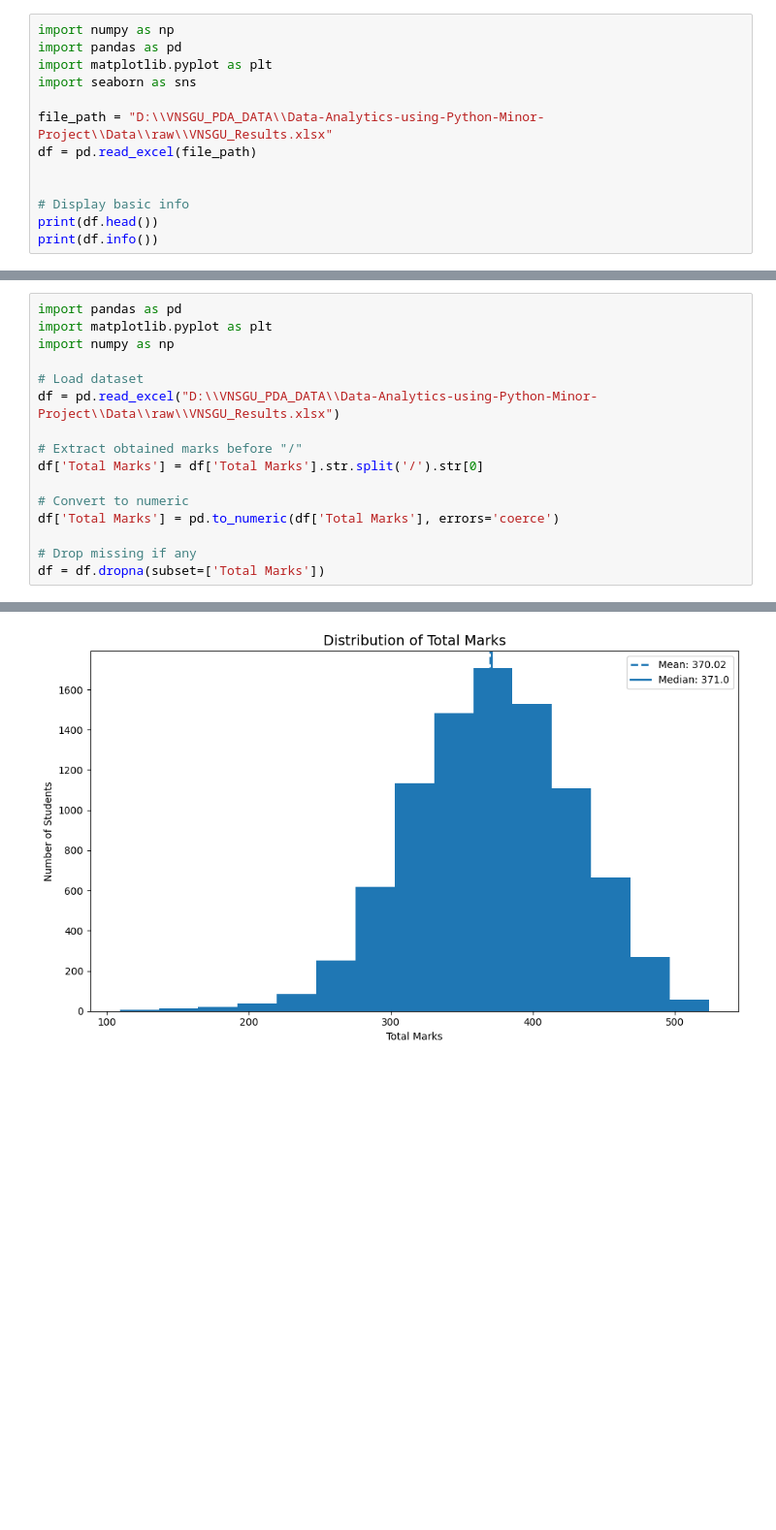
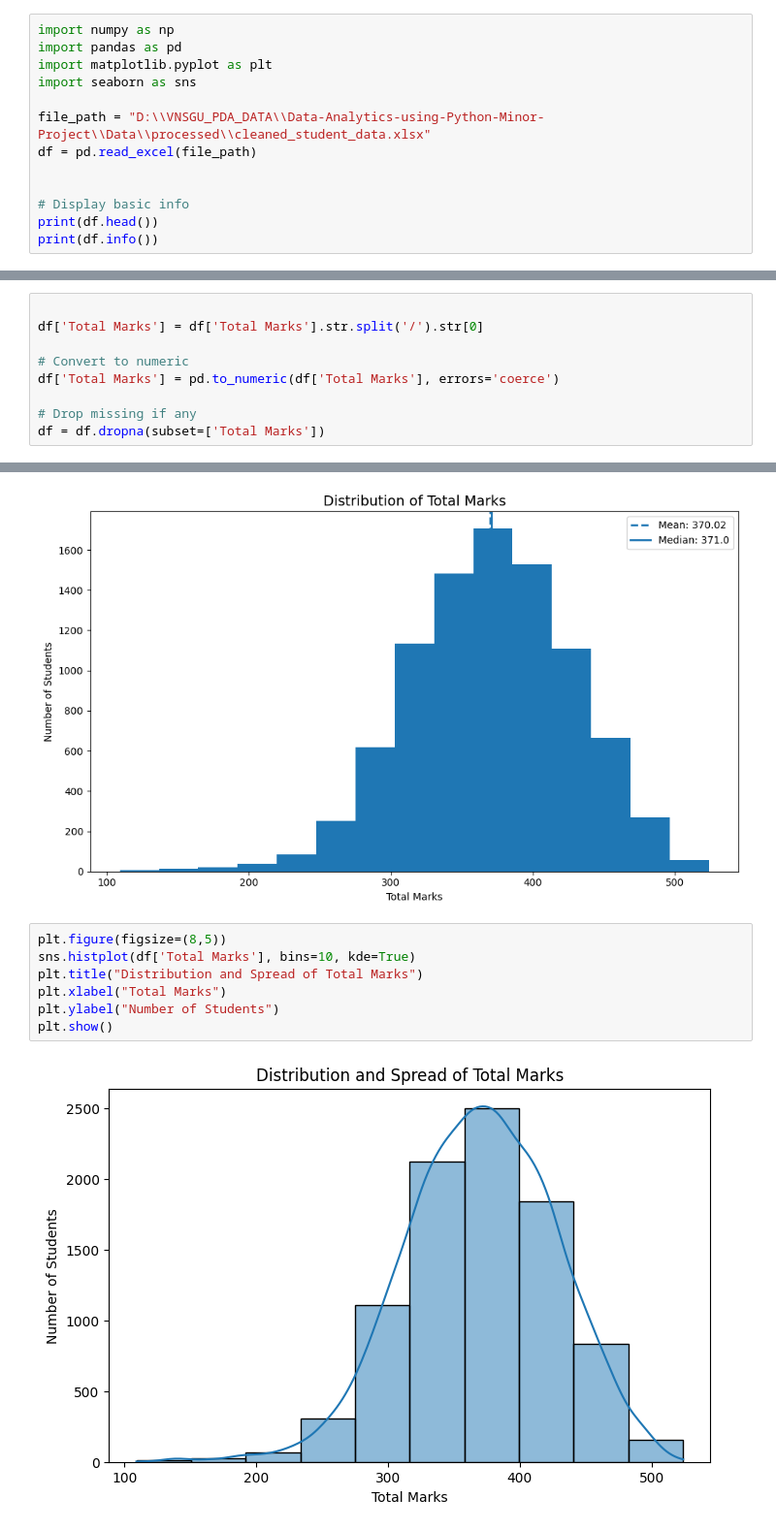
Before and after one commit to yugp5507/Data-Analytics-using-Python-Minor-Project, a Jupyter notebook: Notebooks/05_chats.ipynb, the cells around one changed output, grey strips where cells are left out. Shown at 97% size. Saved outputs shown, nothing was run; the diff lists cells and outputs as text; blank space fills up the shorter version.

```diff
--- a/Notebooks/05_chats.ipynb
+++ b/Notebooks/05_chats.ipynb
@@ -4,7 +4,7 @@ import pandas as pd
 import matplotlib.pyplot as plt
 import seaborn as sns
 
-file_path = "D:\\VNSGU_PDA_DATA\\Data-Analytics-using-Python-Minor-Project\\Data\\raw\\VNSGU_Results.xlsx"
+file_path = "D:\\VNSGU_PDA_DATA\\Data-Analytics-using-Python-Minor-Project\\Data\\processed\\cleaned_student_data.xlsx"
 df = pd.read_excel(file_path)
 
 
@@ -31,13 +31,6 @@ memory usage: 3.4+ MB
 None
 # %%
-import pandas as pd
-import matplotlib.pyplot as plt
-import numpy as np
 
-# Load dataset
-df = pd.read_excel("D:\\VNSGU_PDA_DATA\\Data-Analytics-using-Python-Minor-Project\\Data\\raw\\VNSGU_Results.xlsx")
-
-# Extract obtained marks before "/"
 df['Total Marks'] = df['Total Marks'].str.split('/').str[0]
 
 # Convert to numeric
@@ -65,3 +60,12 @@ plt.tight_layout()
 plt.show()
 # %% [output]
 [figure]
+# %%
+plt.figure(figsize=(8,5))
+sns.histplot(df['Total Marks'], bins=10, kde=True)
+plt.title("Distribution and Spread of Total Marks")
+plt.xlabel("Total Marks")
+plt.ylabel("Number of Students")
+plt.show()
+# %% [output]
+[figure, added]
```
Also changed, not shown: parts of 59 cells of this notebook, 33 other files.
